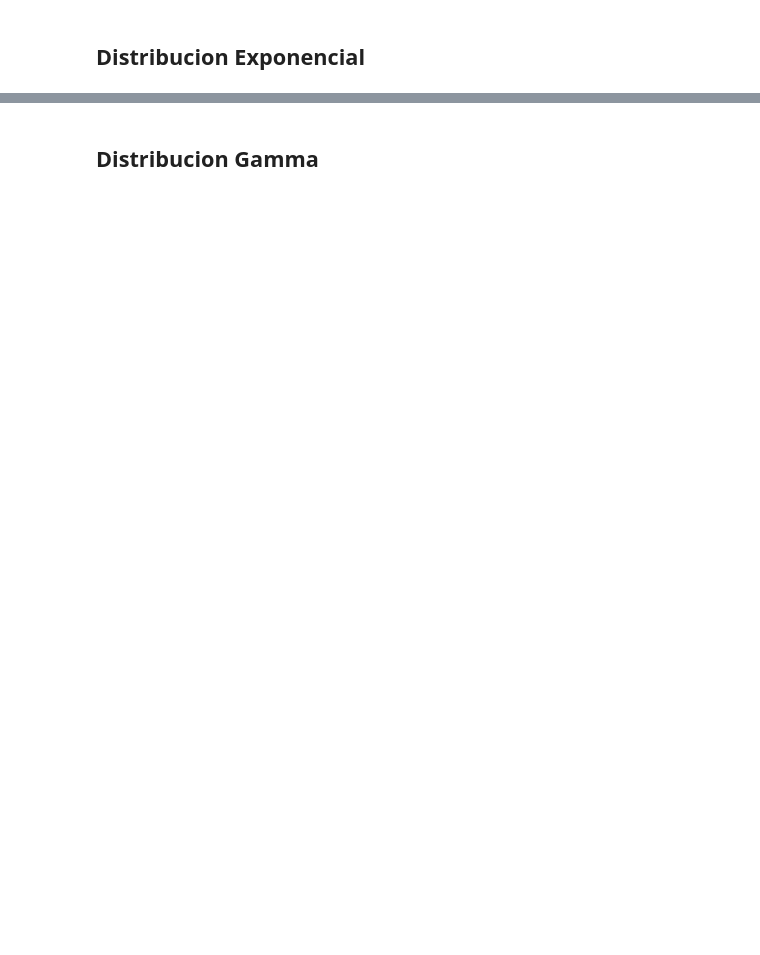
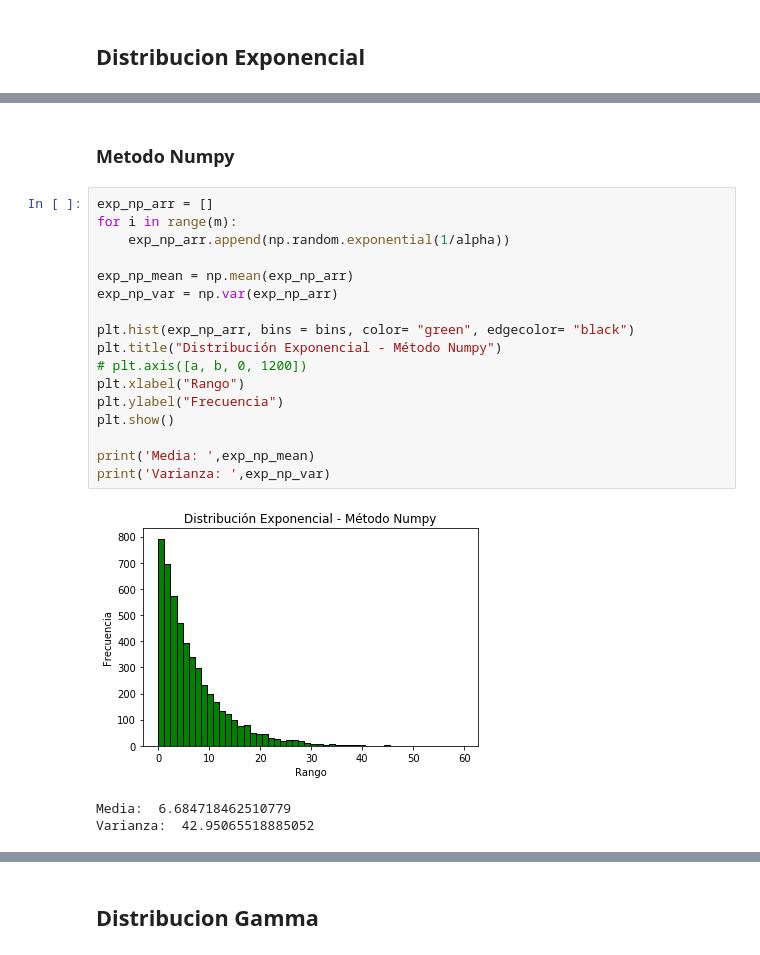
Before and after one commit to alejaz92/facultad, a Jupyter notebook: TP2.2.ipynb, the cells around one changed output, grey strips where cells are left out. Drawn from its saved outputs; the diff is of its cells as text; blank space fills up the shorter version.

```diff
--- a/TP2.2.ipynb
+++ b/TP2.2.ipynb
@@ -180,0 +141,23 @@ plt.show()
+# %% [markdown]
+### Metodo Numpy
+# %%
+exp_np_arr = []
+for i in range(m):
+    exp_np_arr.append(np.random.exponential(1/alpha))
+
+exp_np_mean = np.mean(exp_np_arr)
+exp_np_var = np.var(exp_np_arr)
+
+plt.hist(exp_np_arr, bins = bins, color= "green", edgecolor= "black")
+plt.title("Distribución Exponencial - Método Numpy")
+# plt.axis([a, b, 0, 1200])
+plt.xlabel("Rango")
+plt.ylabel("Frecuencia")
+plt.show()
+
+print('Media: ',exp_np_mean)
+print('Varianza: ',exp_np_var)
+# %% [output]
+[figure, added]
+Media:  6.684718462510779
+Varianza:  42.95065518885052
```
Also changed, not shown: parts of 56 cells of this notebook.
